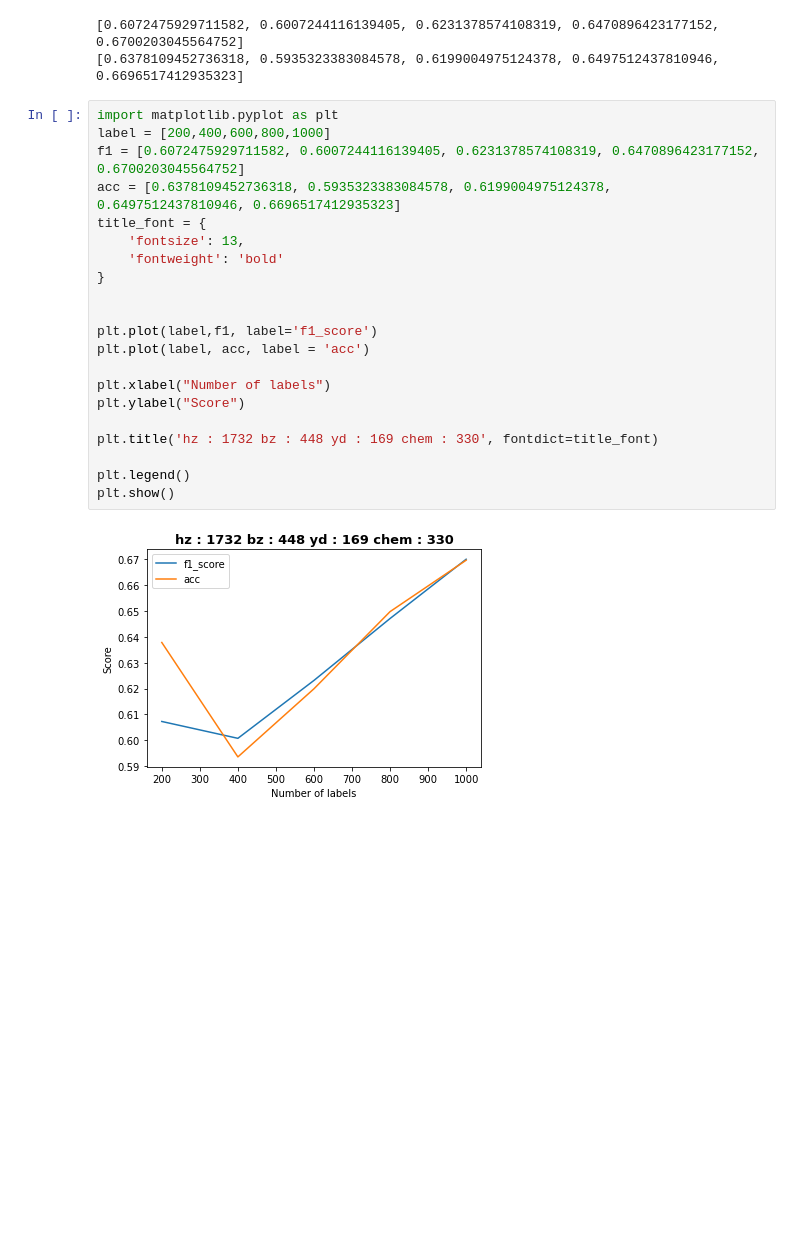
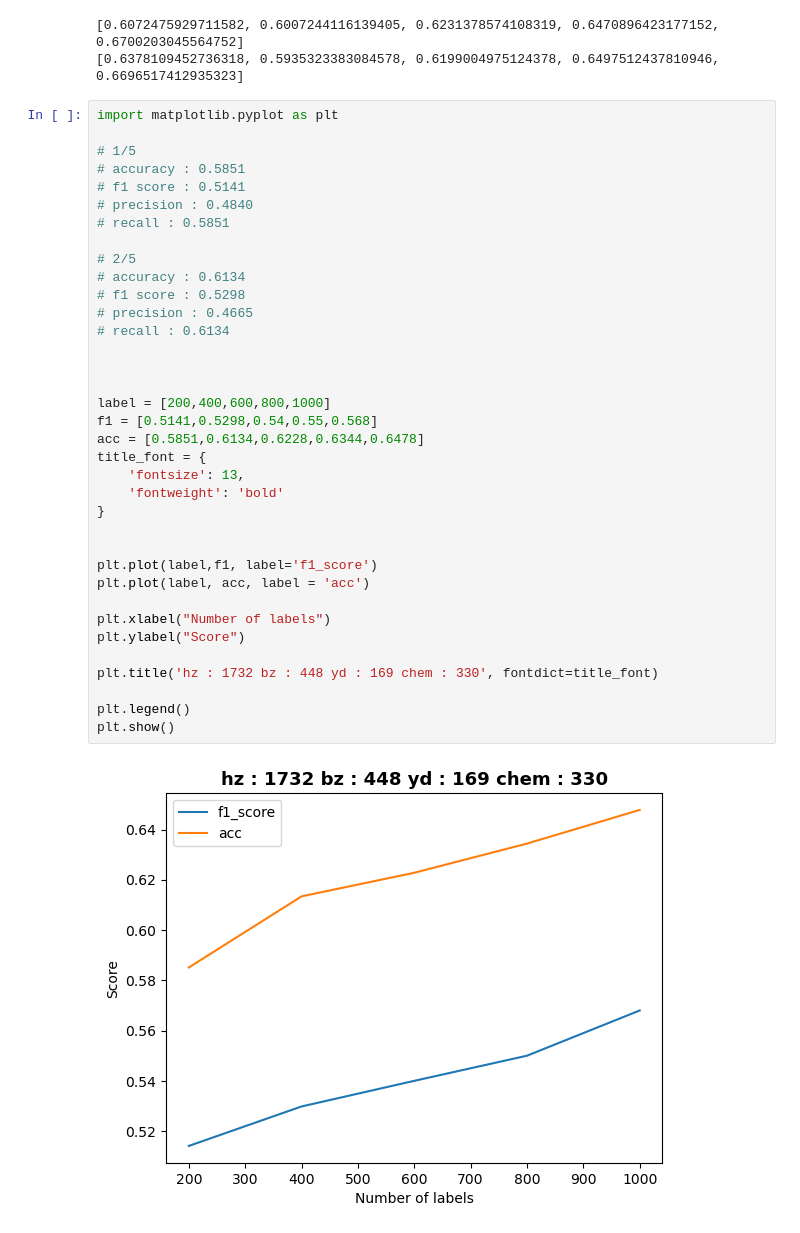
Before and after one commit to lbg030/Utils, a Jupyter notebook: visualization.ipynb, the cells around one changed output. Cells and saved outputs as stored; diff of their text form; blank space fills up the shorter version.

```diff
--- a/visualization.ipynb
+++ b/visualization.ipynb
@@ -21,24 +21,39 @@ print(mean_acc)
 [0.6378109452736318, 0.5935323383084578, 0.6199004975124378, 0.6497512437810946, 0.6696517412935323]
 # %%
 import matplotlib.pyplot as plt
+
+# 1/5
+# accuracy : 0.5851
+# f1 score : 0.5141
+# precision : 0.4840
+# recall : 0.5851
+
+# 2/5
+# accuracy : 0.6134
+# f1 score : 0.5298
+# precision : 0.4665
+# recall : 0.6134
+
+
+
 label = [200,400,600,800,1000]
-f1 = [0.6072475929711582, 0.6007244116139405, 0.6231378574108319, 0.6470896423177152, 0.6700203045564752]
-acc = [0.6378109452736318, 0.5935323383084578, 0.6199004975124378, 0.6497512437810946, 0.6696517412935323]
+f1 = [0.5141,0.5298,0.54,0.55,0.568]
+acc = [0.5851,0.6134,0.6228,0.6344,0.6478]
 title_font = {
     'fontsize': 13,
     'fontweight': 'bold'
 }
 
 
 plt.plot(label,f1, label='f1_score')
 plt.plot(label, acc, label = 'acc')
 
 plt.xlabel("Number of labels")
 plt.ylabel("Score")
 
 plt.title('hz : 1732 bz : 448 yd : 169 chem : 330', fontdict=title_font)
 
 plt.legend()
 plt.show()
 # %% [output]
-[figure, old version]
+[figure, new version]
```
Also changed, not shown: 3 other files.
